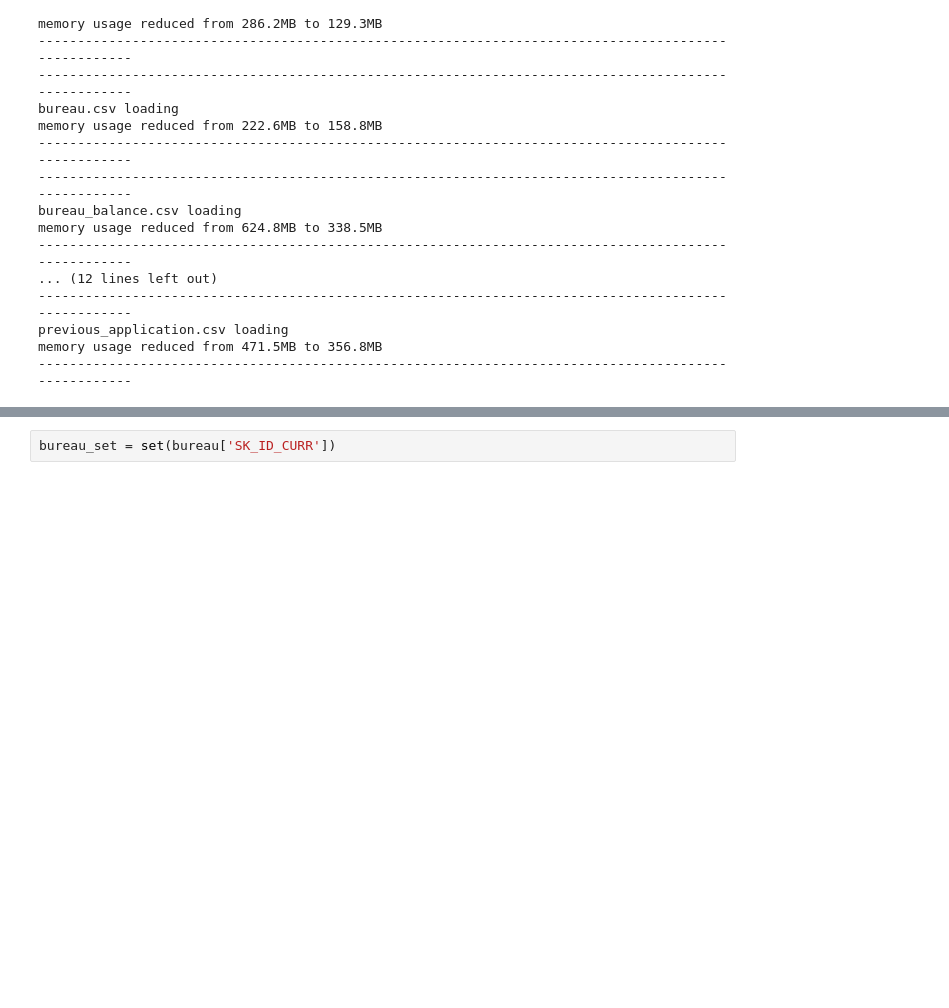
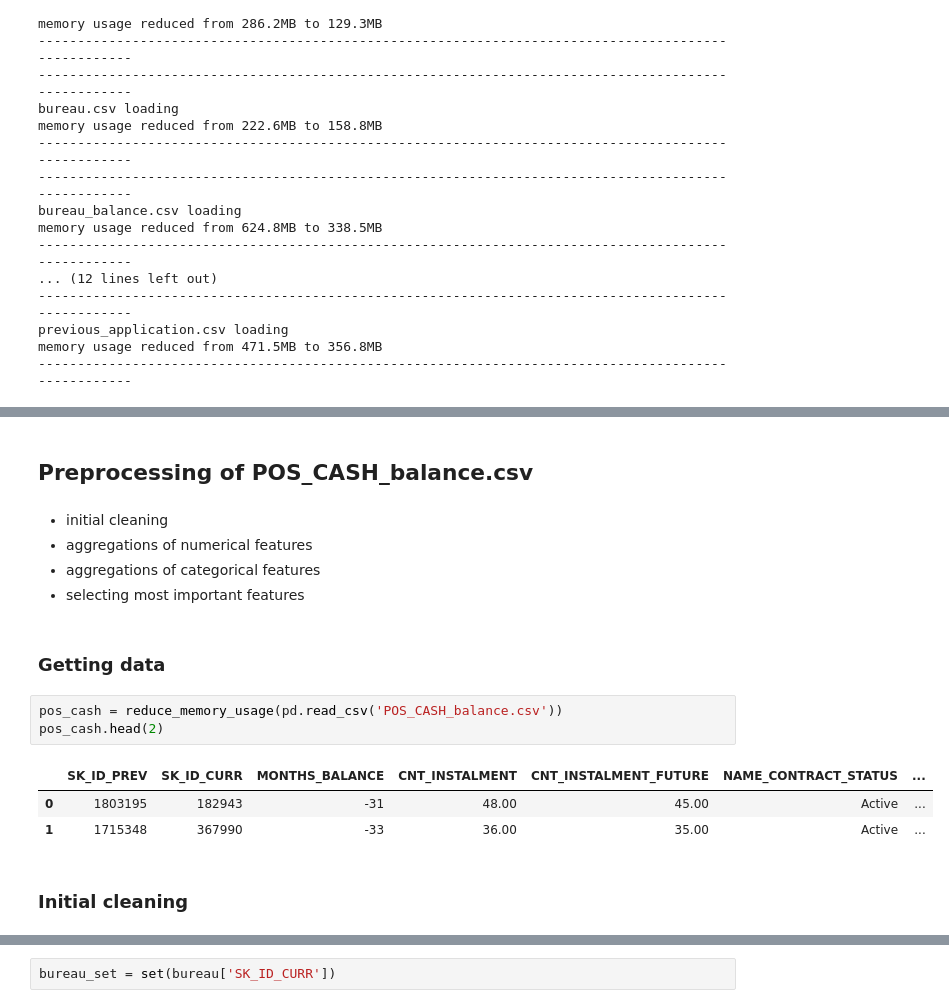
Before and after one commit to malgorzatakolka/HomeCreditDefaultRisk, a Jupyter notebook: Engineering.ipynb, the cells around one changed output, grey strips where cells are left out. Cells and saved outputs as stored; diff of their text form; blank space fills up the shorter version.

Commit message:
adding preprocessing file

```diff
--- a/Engineering.ipynb
+++ b/Engineering.ipynb
@@ -129,0 +593,18 @@ memory usage reduced from 471.5MB to 356.8MB
+# %% [markdown]
+## Preprocessing of POS_CASH_balance.csv
+# %% [markdown]
+* initial cleaning
+* aggregations of numerical features
+* aggregations of categorical features
+* selecting most important features
+# %% [markdown]
+### Getting data
+# %%
+pos_cash = reduce_memory_usage(pd.read_csv('POS_CASH_balance.csv'))
+pos_cash.head(2)
+# %% [output]
+|  | SK_ID_PREV | SK_ID_CURR | MONTHS_BALANCE | CNT_INSTALMENT | CNT_INSTALMENT_FUTURE | NAME_CONTRACT_STATUS | ... |
+| 0 | 1803195 | 182943 | -31 | 48.00 | 45.00 | Active | ... |
+| 1 | 1715348 | 367990 | -33 | 36.00 | 35.00 | Active | ... |
+# %% [markdown]
+### Initial cleaning
```
Also changed, not shown: parts of 209 cells of this notebook.
